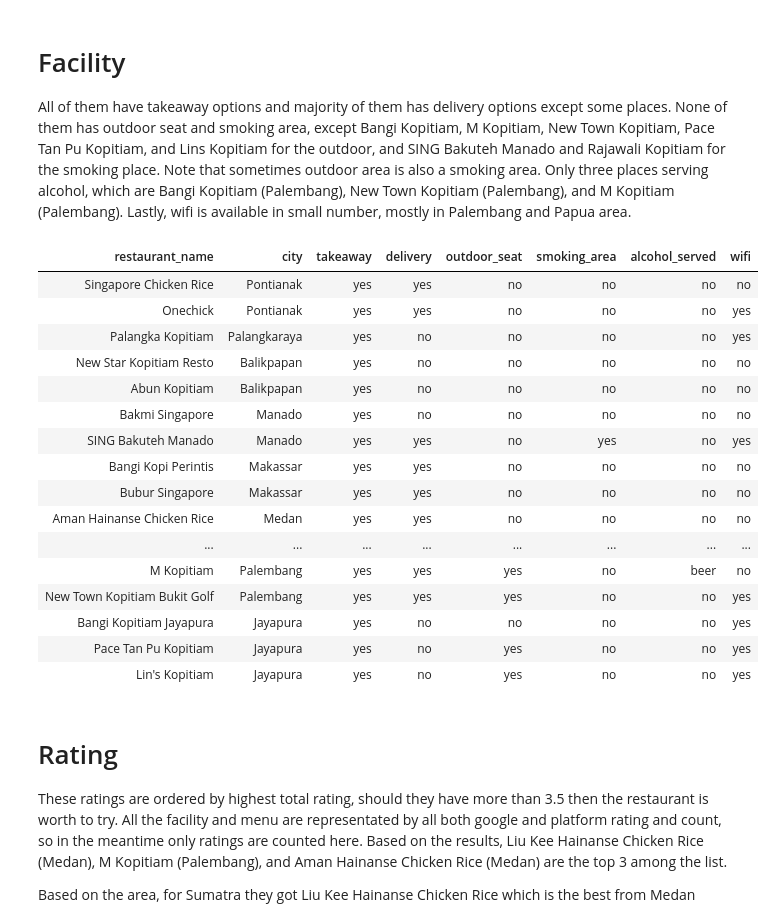
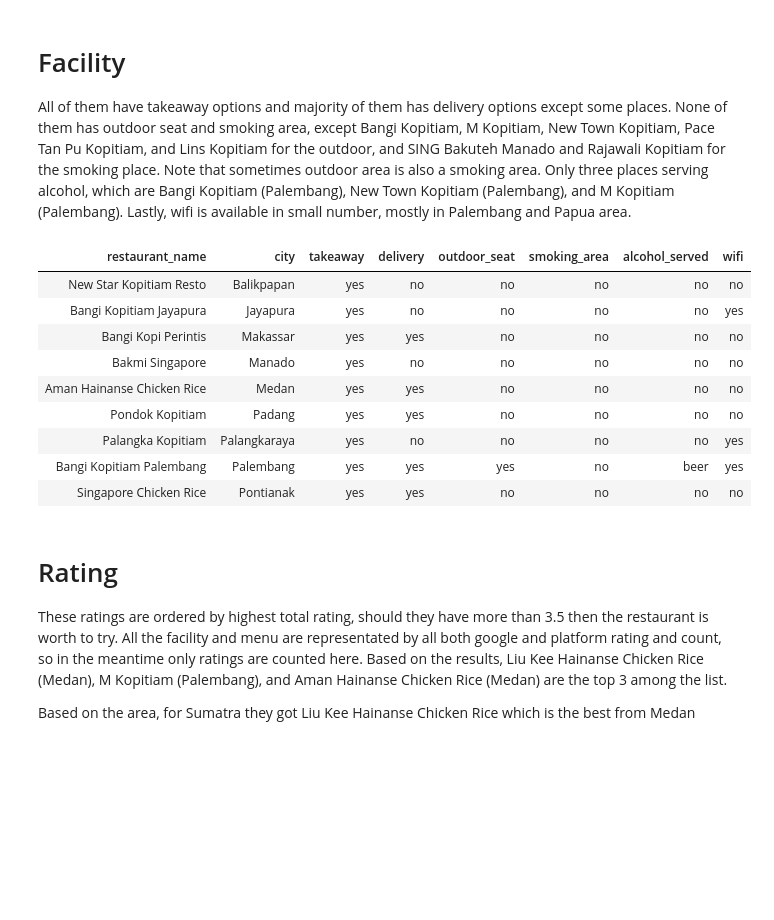
Before and after one commit to miradelimanr/Burger-Jakarta, a Jupyter notebook: singapore-food-in-indonesia-iii-sql-version.ipynb, the cells around one changed output. Cells and saved outputs as stored; diff of their text form; code cells hidden in the pictures; blank space fills up the shorter version.

Commit message:
Kaggle Notebook | Singapore Food in Indonesia III (SQL Version) | Version 6

```diff
--- a/singapore-food-in-indonesia-iii-sql-version.ipynb
+++ b/singapore-food-in-indonesia-iii-sql-version.ipynb
@@ -56,7 +58,7 @@ For disambiguation, mee is mie/noodle, fried rice is nasi goreng, kway teow is k
 singapore  = sqldf("""SELECT restaurant_name, city, rice_menu, noodle, noodle_specific
 FROM singapore
 WHERE region LIKE '%Sumatra' OR region LIKE '%Kalimantan' OR region LIKE '%Sulawesi' OR region LIKE '%Papua'
-LIMIT 10""")
+GROUP BY city""")
 singapore.style.hide_index()
 # %% [output]
 | restaurant_name | city | rice_menu | noodle | noodle_specific |
@@ -78,7 +79,7 @@ Based on the list here, the poultry menu are mostly dominated by chicken but onl
 singapore  = sqldf("""SELECT restaurant_name, city, chicken, seafood, poultry_other
 FROM singapore
 WHERE region LIKE '%Sumatra' OR region LIKE '%Kalimantan' OR region LIKE '%Sulawesi' OR region LIKE '%Papua'
-LIMIT 10""")
+GROUP BY city""")
 singapore.style.hide_index()
 # %% [output]
 | restaurant_name | city | chicken | seafood | poultry_other |
@@ -147,26 +147,20 @@ All of them have takeaway options and majority of them has delivery options exce
 # %%
 singapore  = sqldf("""SELECT restaurant_name, city, takeaway, delivery, outdoor_seat, smoking_area, alcohol_served, wifi
 FROM singapore
-WHERE region LIKE '%Sumatra' OR region LIKE '%Kalimantan' OR region LIKE '%Sulawesi' OR region LIKE '%Papua'""")
+WHERE region LIKE '%Sumatra' OR region LIKE '%Kalimantan' OR region LIKE '%Sulawesi' OR region LIKE '%Papua'
+GROUP BY city""")
 singapore.style.hide_index()
 # %% [output]
 | restaurant_name | city | takeaway | delivery | outdoor_seat | smoking_area | alcohol_served | wifi |
+| New Star Kopitiam Resto | Balikpapan | yes | no | no | no | no | no |
+| Bangi Kopitiam Jayapura | Jayapura | yes | no | no | no | no | yes |
+| Bangi Kopi Perintis | Makassar | yes | yes | no | no | no | no |
+| Bakmi Singapore | Manado | yes | no | no | no | no | no |
+| Aman Hainanse Chicken Rice | Medan | yes | yes | no | no | no | no |
+| Pondok Kopitiam | Padang | yes | yes | no | no | no | no |
+| Palangka Kopitiam | Palangkaraya | yes | no | no | no | no | yes |
+| Bangi Kopitiam Palembang | Palembang | yes | yes | yes | no | beer | yes |
 | Singapore Chicken Rice | Pontianak | yes | yes | no | no | no | no |
-| Onechick | Pontianak | yes | yes | no | no | no | yes |
-| Palangka Kopitiam | Palangkaraya | yes | no | no | no | no | yes |
-| New Star Kopitiam Resto | Balikpapan | yes | no | no | no | no | no |
-| Abun Kopitiam | Balikpapan | yes | no | no | no | no | no |
-| Bakmi Singapore | Manado | yes | no | no | no | no | no |
-| SING Bakuteh Manado | Manado | yes | yes | no | yes | no | yes |
-| Bangi Kopi Perintis | Makassar | yes | yes | no | no | no | no |
-| Bubur Singapore | Makassar | yes | yes | no | no | no | no |
-| Aman Hainanse Chicken Rice | Medan | yes | yes | no | no | no | no |
-| ... | ... | ... | ... | ... | ... | ... | ... |
-| M Kopitiam | Palembang | yes | yes | yes | no | beer | no |
-| New Town Kopitiam Bukit Golf | Palembang | yes | yes | yes | no | no | yes |
-| Bangi Kopitiam Jayapura | Jayapura | yes | no | no | no | no | yes |
-| Pace Tan Pu Kopitiam | Jayapura | yes | no | yes | no | no | yes |
-| Lin's Kopitiam | Jayapura | yes | no | yes | no | no | yes |
 # %% [markdown]
 # Rating
 
```
Also changed, not shown: parts of 4 cells of this notebook.
